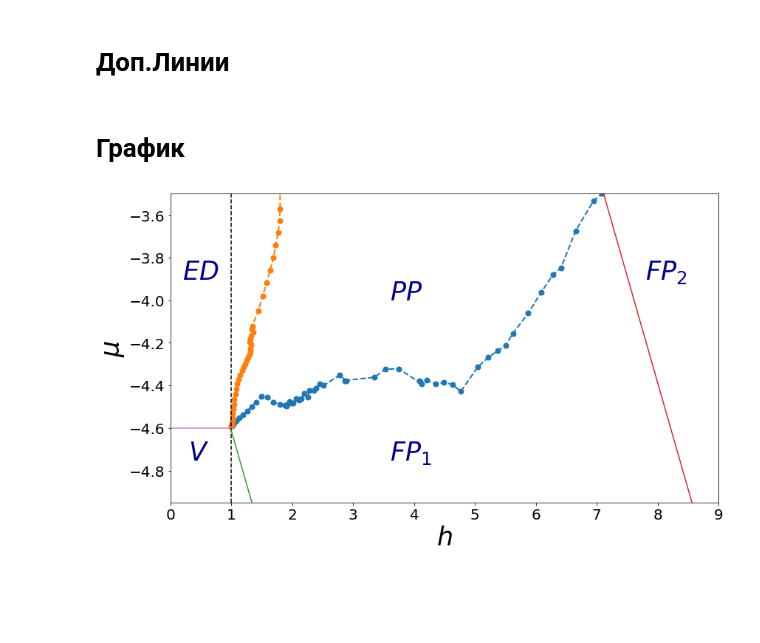
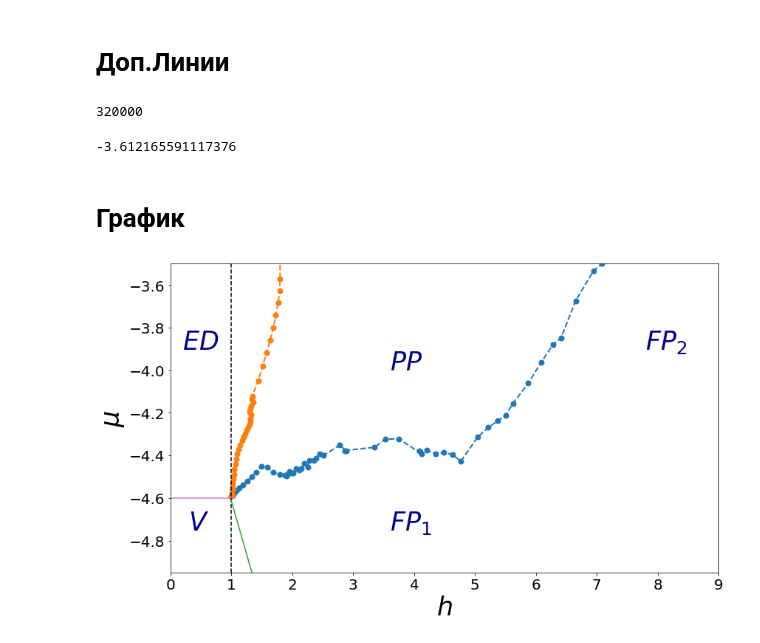
Before and after one commit to mindelly/diagrams2, a Jupyter notebook: W = 4/W = 4.ipynb, the cells around one changed output. Saved outputs shown, nothing was run; the diff lists cells and outputs as text; code cells hidden in the pictures; blank space fills up the shorter version.

```diff
--- a/W = 4/W = 4.ipynb
+++ b/W = 4/W = 4.ipynb
@@ -42,32 +42,40 @@ def mu3(h):
 
 h = np.arange(h1[0], 10, 0.1)
 h3 = np.arange(6.5, 10, 0.1)
+# %%
+64*5000
+# %% [output]
+320000
+# %%
+e10
+# %% [output]
+-3.612165591117376
 # %% [markdown]
 # График
 # %%
 plt.figure(figsize=(12, 7))
 # ['', '', '', ''
 kwds = dict(ls='--', marker='o', lw=2, markersize=7)
 plt.plot(h1, mu1, '-', color='#1f77b4', **kwds)
 plt.plot(h_, mu_, color='#ff7f0e', **kwds)
 plt.axhline(y=(e11/2), color='#e377c2', xmax = h1[0]/8.5, ls='-')
 plt.axvline(x=h1[0], color='black', ls='--')
 plt.plot(h, mu(h), '-', color = '#2ca02c', ls='-')
-plt.plot(h3, mu3(h3), '-', color = '#d62728')
+# plt.plot(h3, mu3(h3), '-', color = '#d62728')
 plt.axis([0, 9, -4.95, -3.5])
 plt.text(0.2, -3.9, r'$ED$', fontsize=35, color='darkblue')
 # plt.text(0.1, -4.85, r'$N_{\uparrow} = 0$', fontsize=20, color='darkblue')
 # plt.text(0.1, -4.95, r'$N_{\downarrow} = 0$', fontsize=20, color='darkblue')
 plt.text(0.3, -4.75, r'$V$', fontsize=35, color='darkblue')
 plt.text(3.6, -4.0, r'$PP$', fontsize=35, color='darkblue')
 plt.text(3.6, -4.75, r'$FP_1$', fontsize=35, color='darkblue')
 plt.text(7.8, -3.9, r'$FP_2$', fontsize=35, color='darkblue')
 plt.xlabel('$h$', fontsize=35)
 plt.ylabel(r'$\mu$', fontsize=35)
 plt.gca().xaxis.set_tick_params(labelsize=20)
 plt.gca().yaxis.set_tick_params(labelsize=20)
 plt.tight_layout()
 # plt.show()
 plt.savefig('W4.png')
 # %% [output]
-[figure, old version]
+[figure, new version]
```
Also changed, not shown: 2 other files.
